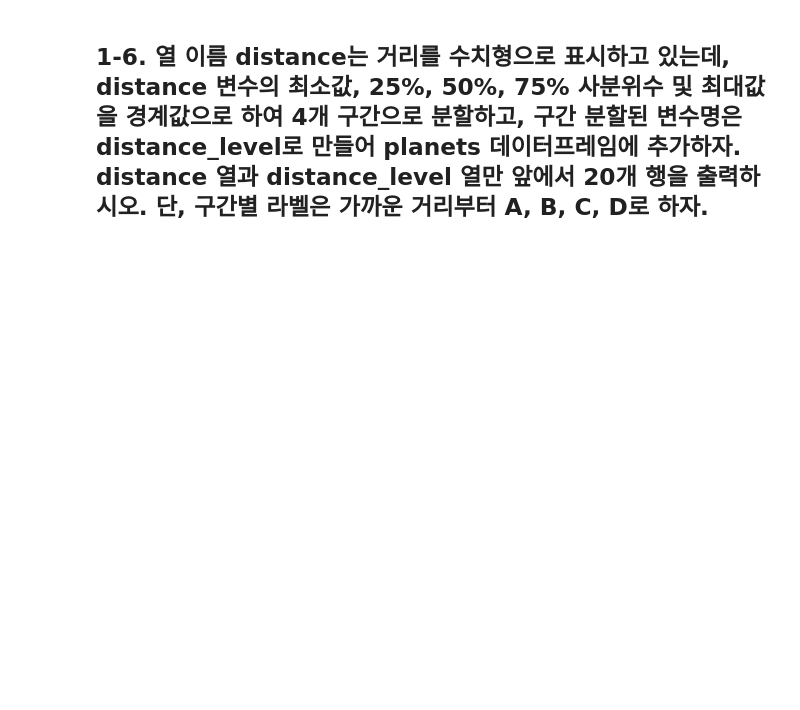
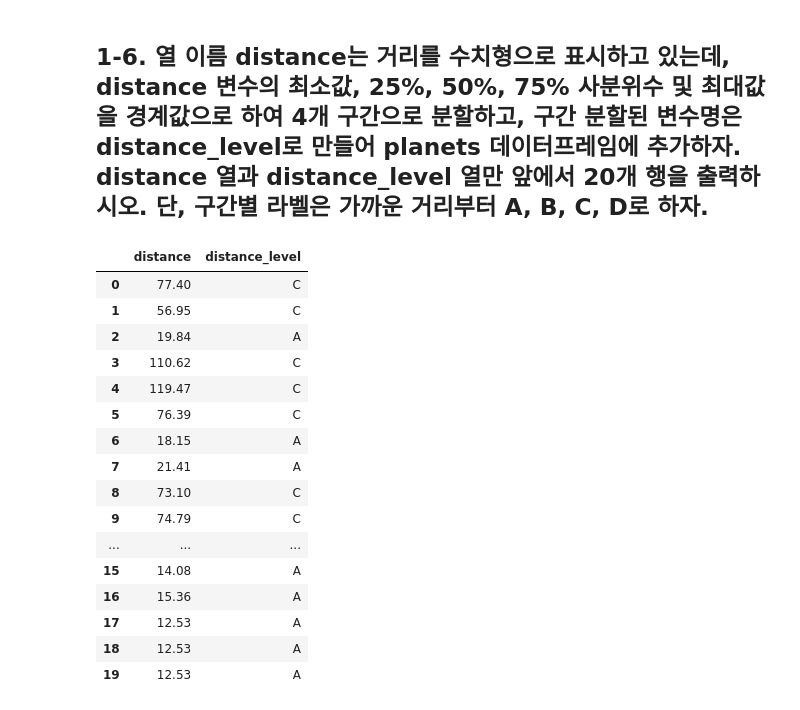
Before and after one commit to Felix-Silas/2024-1-Class, a Jupyter notebook: Data Wrangling/기말고사 준비/기말 기출 문제/기말고사_기출_문제_문제지.ipynb, the cells around one changed output. Cells and saved outputs as stored; diff of their text form; code cells hidden in the pictures; blank space fills up the shorter version.

```diff
--- a/Data Wrangling/기말고사 준비/기말 기출 문제/기말고사_기출_문제_문제지.ipynb
+++ b/Data Wrangling/기말고사 준비/기말 기출 문제/기말고사_기출_문제_문제지.ipynb
@@ -28,0 +199,2 @@
+# %%
+planets.drop_duplicates(inplace = True)
@@ -31,2 +219,26 @@
 # %% [markdown]
 ## 1-6. 열 이름 distance는 거리를 수치형으로 표시하고 있는데, distance 변수의 최소값, 25%, 50%, 75% 사분위수 및 최대값을 경계값으로 하여 4개 구간으로 분할하고, 구간 분할된 변수명은 distance_level로 만들어 planets 데이터프레임에 추가하자. distance 열과 distance_level 열만 앞에서 20개 행을 출력하시오. 단, 구간별 라벨은 가까운 거리부터 A, B, C, D로 하자.
+# %%
+bin = [1.35, 38.01, 55.25, 130.72, 8500]
+
+count, bin_dividers = np.histogram(planets['distance'], bins = bin)
+planets['distance_level'] = pd.cut(planets['distance'], bin_dividers, labels = ['A', 'B', 'C', 'D'])
+planets[['distance', 'distance_level']].head(20)
+# %% [output]
+|  | distance | distance_level |
+| 0 | 77.40 | C |
+| 1 | 56.95 | C |
+| 2 | 19.84 | A |
+| 3 | 110.62 | C |
+| 4 | 119.47 | C |
+| 5 | 76.39 | C |
+| 6 | 18.15 | A |
+| 7 | 21.41 | A |
+| 8 | 73.10 | C |
+| 9 | 74.79 | C |
+| ... | ... | ... |
+| 15 | 14.08 | A |
+| 16 | 15.36 | A |
+| 17 | 12.53 | A |
+| 18 | 12.53 | A |
+| 19 | 12.53 | A |
```
Also changed, not shown: parts of 13 cells of this notebook.
